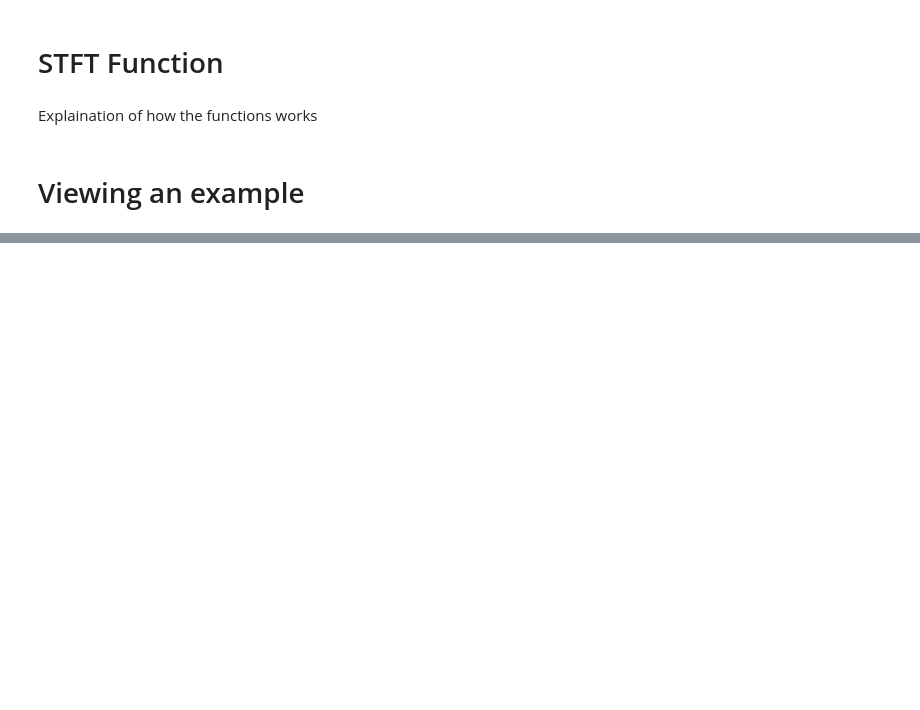
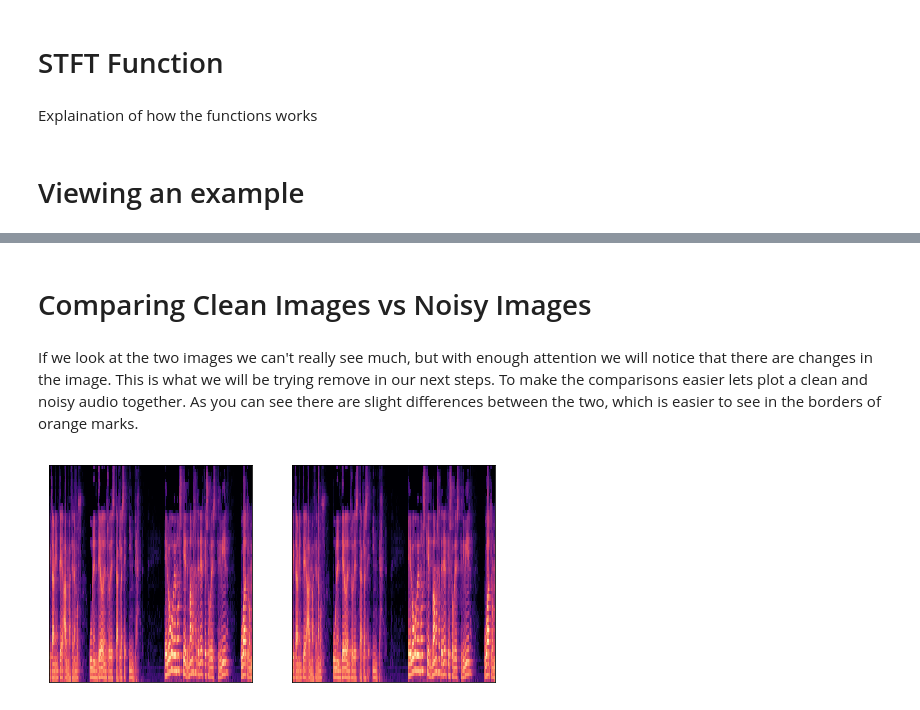
Before and after one commit to hoftherose/NN2Course, a Jupyter notebook: Sound/Crapify.ipynb, the cells around one changed output, grey strips where cells are left out. Cells and saved outputs as stored; diff of their text form; code cells hidden in the pictures; blank space fills up the shorter version.

```diff
--- a/Sound/Crapify.ipynb
+++ b/Sound/Crapify.ipynb
@@ -38,3 +47,6 @@ path_crappy.mkdir(parents=True, exist_ok=True)
+# %%
+path_good   = Path("Clean_test")
+path_crappy = Path("Noise_test")
 # %% [markdown]
 # "Crappify" Functions
 # %% [markdown]
@@ -191,0 +146,13 @@ Audio(data2, rate=sample_rate)
+# %% [markdown]
+# Comparing Clean Images vs Noisy Images
+# %% [markdown]
+If we look at the two images we can't really see much, but with enough attention we will notice that there are changes in the image. This is what we will be trying remove in our next steps. To make the comparisons easier lets plot a clean and noisy audio together. As you can see there are slight differences between the two, which is easier to see in the borders of orange marks.
+# %%
+axs = fai.subplots(1, 2)
+file1 = clean_files[0]
+file2 = noisy_files[0]
+
+plot_matrix(path_good/Path(file1), ax=axs[0][0])
+plot_matrix(path_good/Path(file2), ax=axs[0][1])
+# %% [output]
+[figure, added]
```
Also changed, not shown: parts of 31 cells of this notebook, 4 other files.
